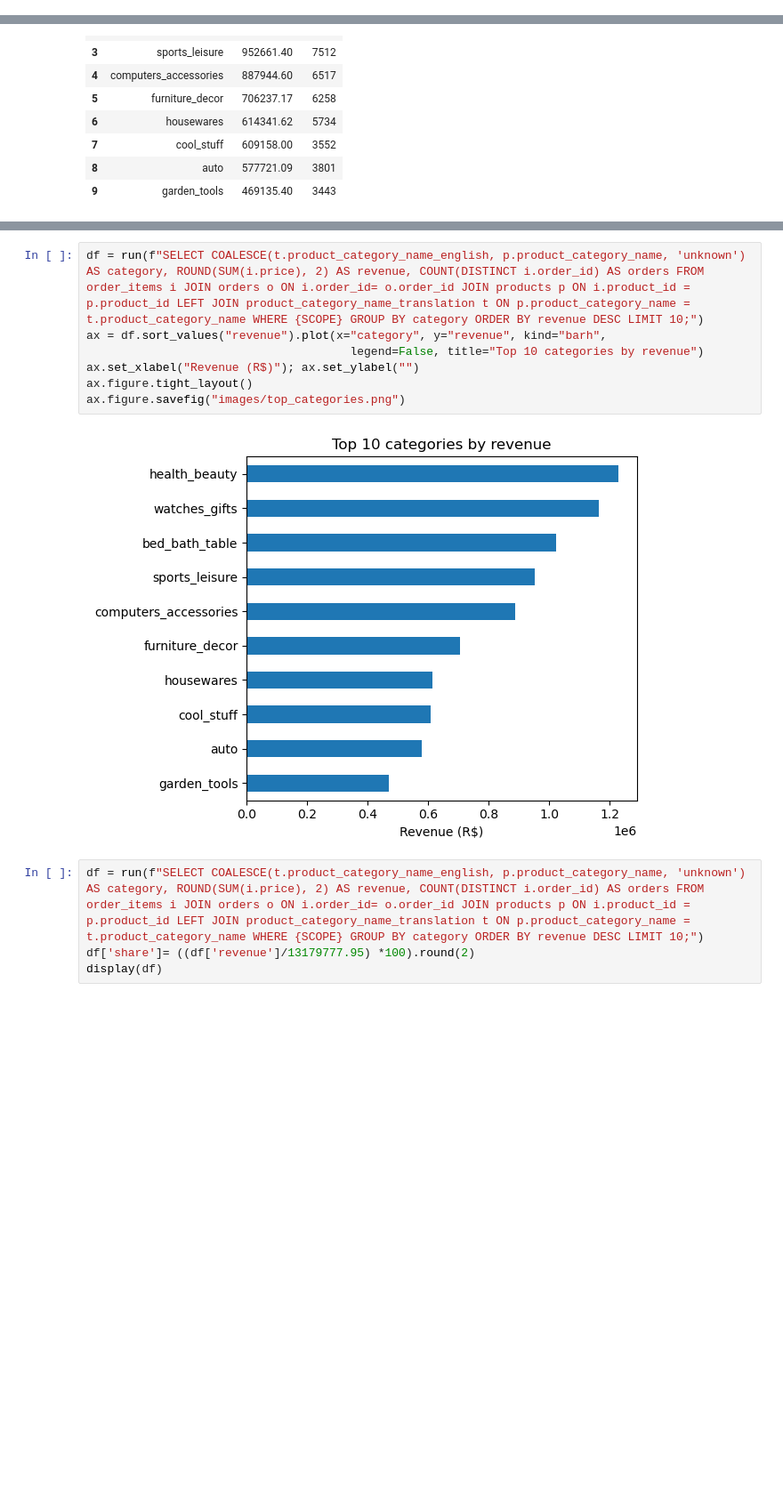
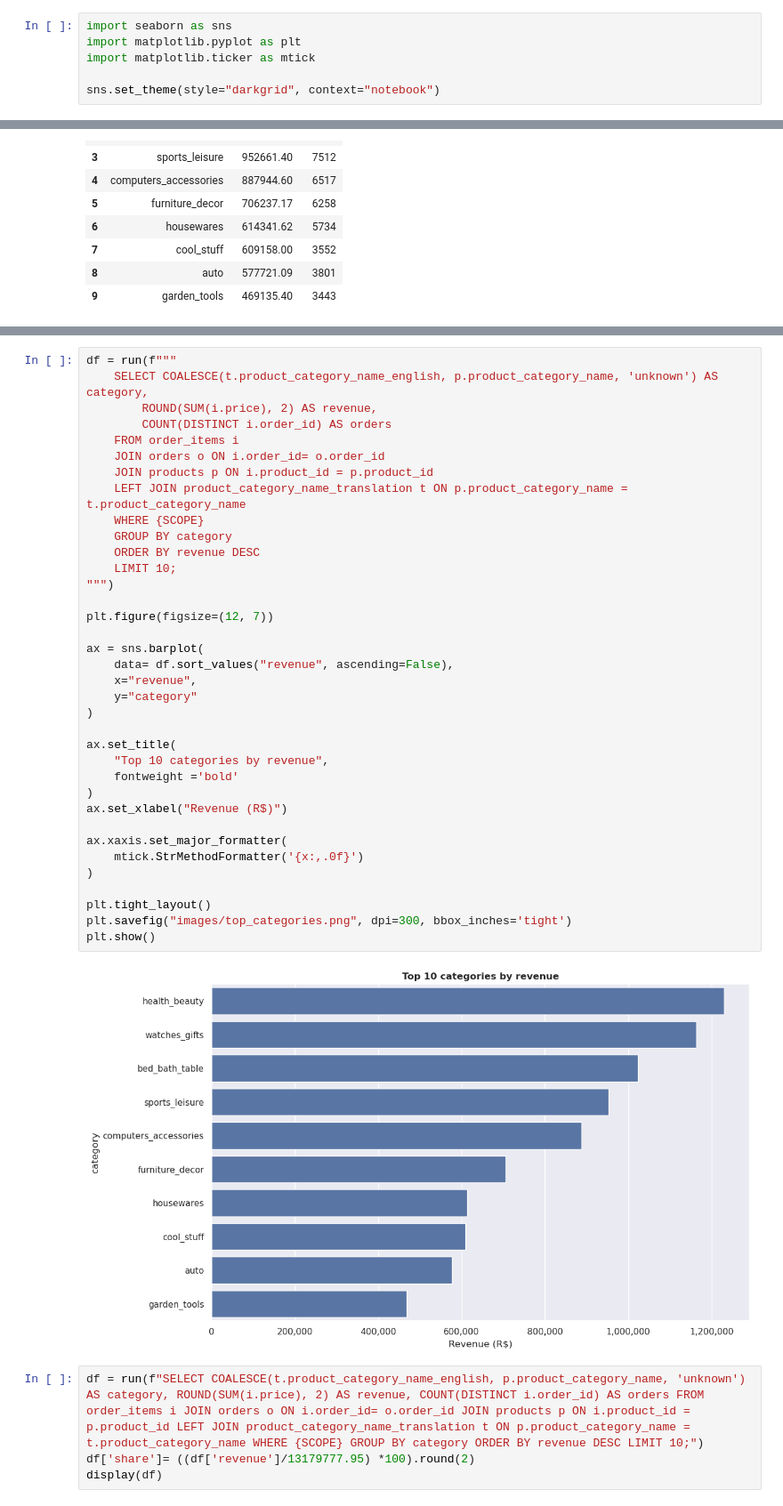
Before and after one commit to PedroAraigiH/olist-sql-analysis, a Jupyter notebook: analysis.ipynb, the cells around one changed output, grey strips where cells are left out. Shown at 89% size. Saved outputs shown, nothing was run; the diff lists cells and outputs as text; blank space fills up the shorter version.

```diff
--- a/analysis.ipynb
+++ b/analysis.ipynb
@@ -369,4 +369,10 @@ run(f"SELECT SUM(price) AS revenue FROM orders o JOIN order_items i ON o.order_i
 # %% [output]
 |  | revenue |
 | 0 | 13179777.95 |
+# %%
+import seaborn as sns
+import matplotlib.pyplot as plt
+import matplotlib.ticker as mtick
+
+sns.set_theme(style="darkgrid", context="notebook")
 # %%
@@ -567,12 +651,41 @@ df.plot(x="category", y="revenue", marker="o", title= "Variation of the revenue
 # %%
-df = run(f"SELECT COALESCE(t.product_category_name_english, p.product_category_name, 'unknown') AS category, ROUND(SUM(i.price), 2) AS revenue, COUNT(DISTINCT i.order_id) AS orders FROM order_items i JOIN orders o ON i.order_id= o.order_id JOIN products p ON i.product_id = p.product_id LEFT JOIN product_category_name_translation t ON p.product_category_name = t.product_category_name WHERE {SCOPE} GROUP BY category ORDER BY revenue DESC LIMIT 10;")
-ax = df.sort_values("revenue").plot(x="category", y="revenue", kind="barh",
-                                      legend=False, title="Top 10 categories by revenue")
-ax.set_xlabel("Revenue (R$)"); ax.set_ylabel("")
-ax.figure.tight_layout()
-ax.figure.savefig("images/top_categories.png")
+df = run(f"""
+    SELECT COALESCE(t.product_category_name_english, p.product_category_name, 'unknown') AS category,
+        ROUND(SUM(i.price), 2) AS revenue,
+        COUNT(DISTINCT i.order_id) AS orders
+    FROM order_items i
+    JOIN orders o ON i.order_id= o.order_id
+    JOIN products p ON i.product_id = p.product_id
+    LEFT JOIN product_category_name_translation t ON p.product_category_name = t.product_category_name
+    WHERE {SCOPE}
+    GROUP BY category
+    ORDER BY revenue DESC
+    LIMIT 10;
+""")
+
+plt.figure(figsize=(12, 7))
+
+ax = sns.barplot(
+    data= df.sort_values("revenue", ascending=False),
+    x="revenue",
+    y="category"
+)
+
+ax.set_title(
+    "Top 10 categories by revenue",
+    fontweight ='bold'
+)
+ax.set_xlabel("Revenue (R$)")
+
+ax.xaxis.set_major_formatter(
+    mtick.StrMethodFormatter('{x:,.0f}')
+)
+
+plt.tight_layout()
+plt.savefig("images/top_categories.png", dpi=300, bbox_inches='tight')
+plt.show()
 # %% [output]
-[figure, old version]
+[figure, new version]
 # %%
 df = run(f"SELECT COALESCE(t.product_category_name_english, p.product_category_name, 'unknown') AS category, ROUND(SUM(i.price), 2) AS revenue, COUNT(DISTINCT i.order_id) AS orders FROM order_items i JOIN orders o ON i.order_id= o.order_id JOIN products p ON i.product_id = p.product_id LEFT JOIN product_category_name_translation t ON p.product_category_name = t.product_category_name WHERE {SCOPE} GROUP BY category ORDER BY revenue DESC LIMIT 10;")
 df['share']= ((df['revenue']/13179777.95) *100).round(2)
```
Also changed, not shown: parts of 9 cells of this notebook, 9 other files.
